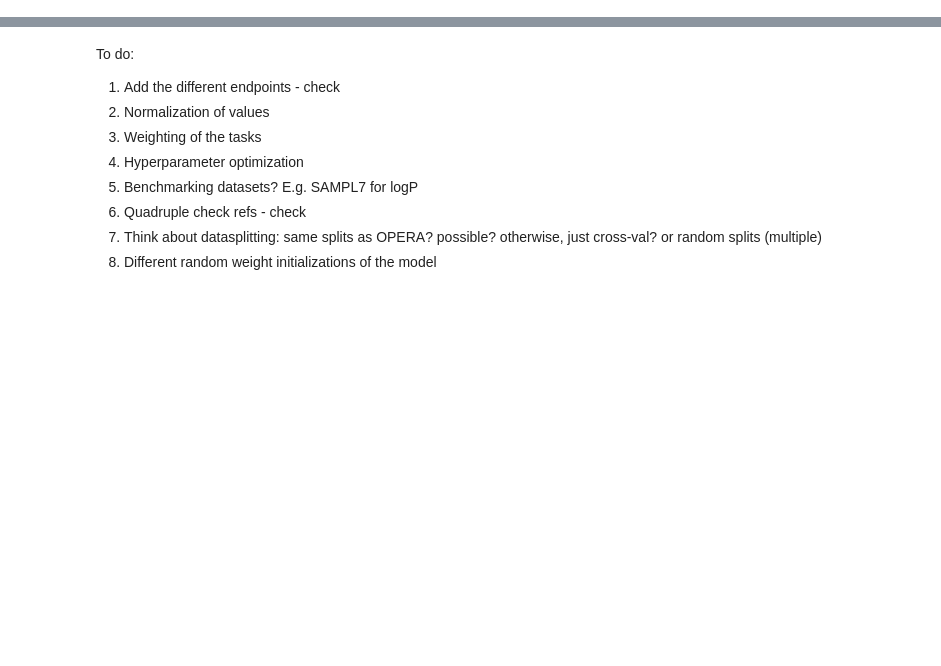
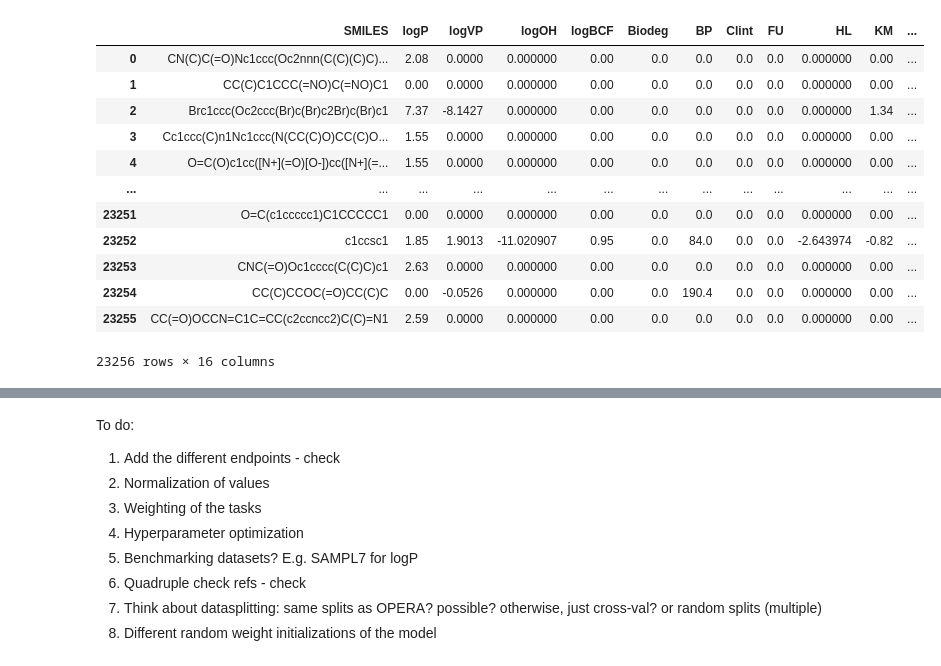
Before and after one commit to Cschiebroek/Digital_Chemistry, a Jupyter notebook: 001_First_test.ipynb, the cells around one changed output, grey strips where cells are left out. Saved outputs shown, nothing was run; the diff lists cells and outputs as text; code cells hidden in the pictures; blank space fills up the shorter version.

```diff
--- a/001_First_test.ipynb
+++ b/001_First_test.ipynb
@@ -682,0 +135,52 @@ Datapoints: 554
+# %%
+logP = []
+logVP = []
+logOH = []
+logBCF = []
+Biodeg = []
+BP = []
+Clint = []
+FU = []
+HL = []
+KM = []
+KOA = []
+KOC = []
+MP = []
+RT = []
+WS = []
+
+for smile in tqdm(smiles_all):
+    logP.append(df_logp[df_logp['SMILES'] == smile]['LogP'].values[0] if smile in smiles_logp else 0.0)
+    logVP.append(df_vp[df_vp['SMILES'] == smile]['LogVP'].values[0] if smile in smiles_vp else 0.0)
+    logOH.append(df_aoh[df_aoh['SMILES'] == smile]['LogOH'].values[0] if smile in smiles_aoh else 0.0)
+    logBCF.append(df_bcf[df_bcf['SMILES'] == smile]['LogBCF'].values[0] if smile in smiles_bcf else 0.0)
+    Biodeg.append(df_biodeg[df_biodeg['SMILES'] == smile]['LogHalfLife'].values[0] if smile in smiles_biodeg else 0.0)
+    BP.append(df_BP[df_BP['SMILES'] == smile]['BP'].values[0] if smile in smiles_BP else 0.0)
+    Clint.append(df_Clint[df_Clint['SMILES'] == smile]['Clint'].values[0] if smile in smiles_Clint else 0.0)
+    FU.append(df_FU[df_FU['SMILES'] == smile]['FU'].values[0] if smile in smiles_FU else 0.0)
+    HL.append(df_HL[df_HL['SMILES'] == smile]['LogHL'].values[0] if smile in smiles_HL else 0.0)
+    KM.append(df_KM[df_KM['SMILES'] == smile]['LogKmHL'].values[0] if smile in smiles_KM else 0.0)
+    KOA.append(df_KOA[df_KOA['SMILES'] == smile]['LogKOA'].values[0] if smile in smiles_KOA else 0.0)
+    KOC.append(df_KOC[df_KOC['SMILES'] == smile]['LogKOC'].values[0] if smile in smiles_KOC else 0.0)
+    MP.append(df_MP[df_MP['SMILES'] == smile]['MP'].values[0] if smile in smiles_MP else 0.0)
+    RT.append(df_RT[df_RT['SMILES'] == smile]['RT'].values[0] if smile in smiles_RT else 0.0)
+    WS.append(df_WS[df_WS['SMILES'] == smile]['LogMolar'].values[0] if smile in smiles_WS else 0.0)
+
+
+# Make a new dataframe
+df = pd.DataFrame({'SMILES': smiles_all, 'logP': logP, 'logVP': logVP, 'logOH': logOH, 'logBCF': logBCF, 'Biodeg': Biodeg, 'BP': BP,'Clint': Clint, 'FU': FU, 'HL': HL, 'KM': KM, 'KOA': KOA, 'KOC': KOC, 'MP': MP, 'RT': RT, 'WS': WS})
+df
+# %% [output]
+|  | SMILES | logP | logVP | logOH | logBCF | Biodeg | BP | Clint | FU | HL | KM | ... |
+| 0 | CN(C)C(=O)Nc1ccc(Oc2nnn(C(C)(C)C)... | 2.08 | 0.0000 | 0.000000 | 0.00 | 0.0 | 0.0 | 0.0 | 0.0 | 0.000000 | 0.00 | ... |
+| 1 | CC(C)C1CCC(=NO)C(=NO)C1 | 0.00 | 0.0000 | 0.000000 | 0.00 | 0.0 | 0.0 | 0.0 | 0.0 | 0.000000 | 0.00 | ... |
+| 2 | Brc1ccc(Oc2ccc(Br)c(Br)c2Br)c(Br)c1 | 7.37 | -8.1427 | 0.000000 | 0.00 | 0.0 | 0.0 | 0.0 | 0.0 | 0.000000 | 1.34 | ... |
+| 3 | Cc1ccc(C)n1Nc1ccc(N(CC(C)O)CC(C)O... | 1.55 | 0.0000 | 0.000000 | 0.00 | 0.0 | 0.0 | 0.0 | 0.0 | 0.000000 | 0.00 | ... |
+| 4 | O=C(O)c1cc([N+](=O)[O-])cc([N+](=... | 1.55 | 0.0000 | 0.000000 | 0.00 | 0.0 | 0.0 | 0.0 | 0.0 | 0.000000 | 0.00 | ... |
+| ... | ... | ... | ... | ... | ... | ... | ... | ... | ... | ... | ... | ... |
+| 23251 | O=C(c1ccccc1)C1CCCCC1 | 0.00 | 0.0000 | 0.000000 | 0.00 | 0.0 | 0.0 | 0.0 | 0.0 | 0.000000 | 0.00 | ... |
+| 23252 | c1ccsc1 | 1.85 | 1.9013 | -11.020907 | 0.95 | 0.0 | 84.0 | 0.0 | 0.0 | -2.643974 | -0.82 | ... |
+| 23253 | CNC(=O)Oc1cccc(C(C)C)c1 | 2.63 | 0.0000 | 0.000000 | 0.00 | 0.0 | 0.0 | 0.0 | 0.0 | 0.000000 | 0.00 | ... |
+| 23254 | CC(C)CCOC(=O)CC(C)C | 0.00 | -0.0526 | 0.000000 | 0.00 | 0.0 | 190.4 | 0.0 | 0.0 | 0.000000 | 0.00 | ... |
+| 23255 | CC(=O)OCCN=C1C=CC(c2ccncc2)C(C)=N1 | 2.59 | 0.0000 | 0.000000 | 0.00 | 0.0 | 0.0 | 0.0 | 0.0 | 0.000000 | 0.00 | ... |
+23256 rows × 16 columns
```
Also changed, not shown: parts of 39 cells of this notebook, 1 other file.
